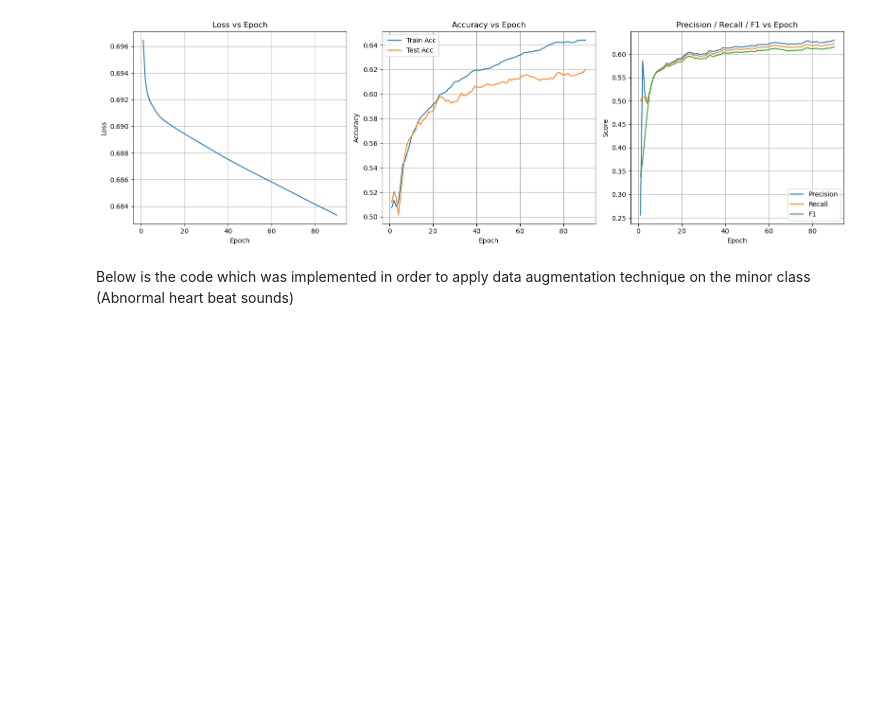
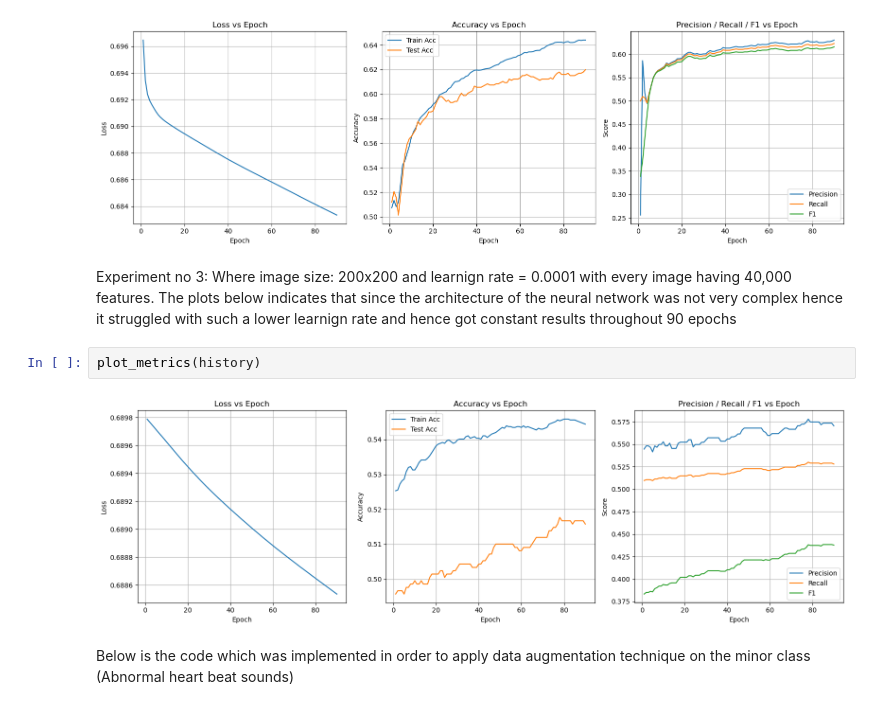
Before and after one commit to sania8/ProgrammingAndMathsforAI, a Jupyter notebook: new-data.ipynb, the cells around one changed output. Cells and saved outputs as stored; diff of their text form; blank space fills up the shorter version.

```diff
--- a/new-data.ipynb
+++ b/new-data.ipynb
@@ -377,6 +361,12 @@ plot_metrics(history)
 #new file
 # %% [output]
 [figure]
+# %% [markdown]
+Experiment no 3: Where image size: 200x200 and learnign rate = 0.0001 with every image having 40,000 features. The plots below indicates that since the architecture of the neural network was not very complex hence it struggled with such a lower learnign rate and hence got constant results throughout 90 epochs
+# %%
+plot_metrics(history)
+# %% [output]
+[figure, added]
 # %% [markdown]
 Below is the code which was implemented in order to apply data augmentation technique on the minor class (Abnormal heart beat sounds)
 # %%
```
Also changed, not shown: parts of 12 cells of this notebook, 1 other file.
